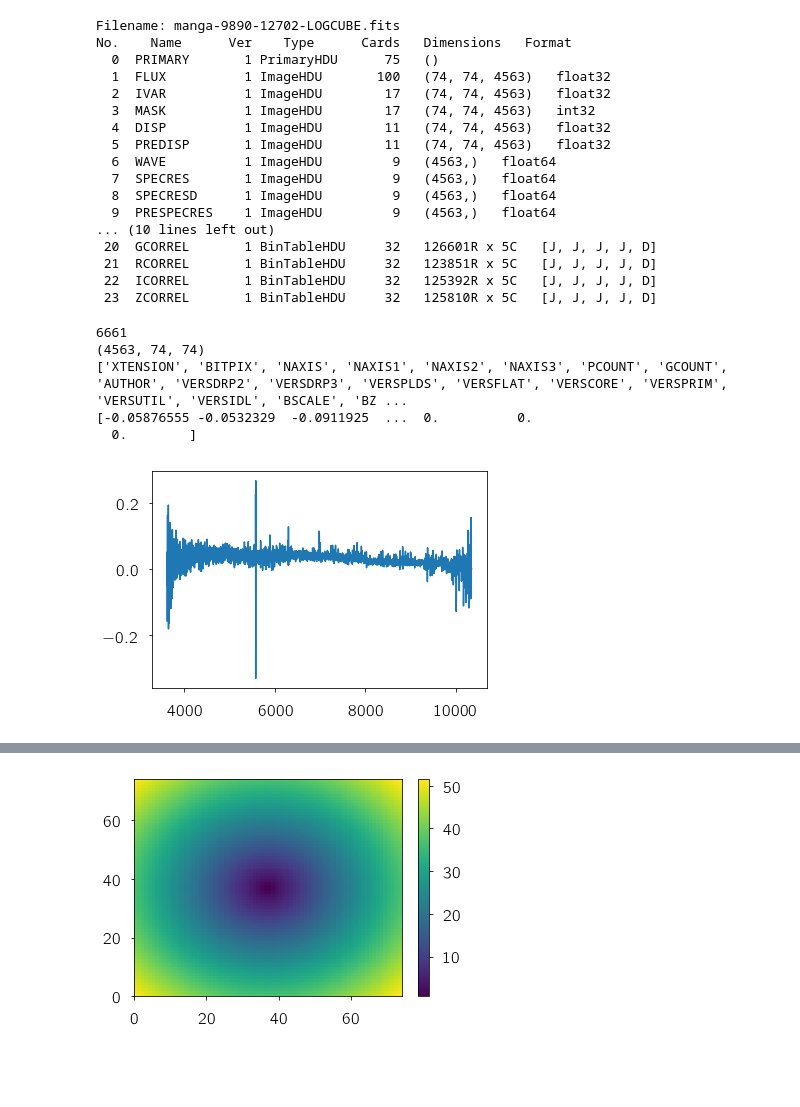
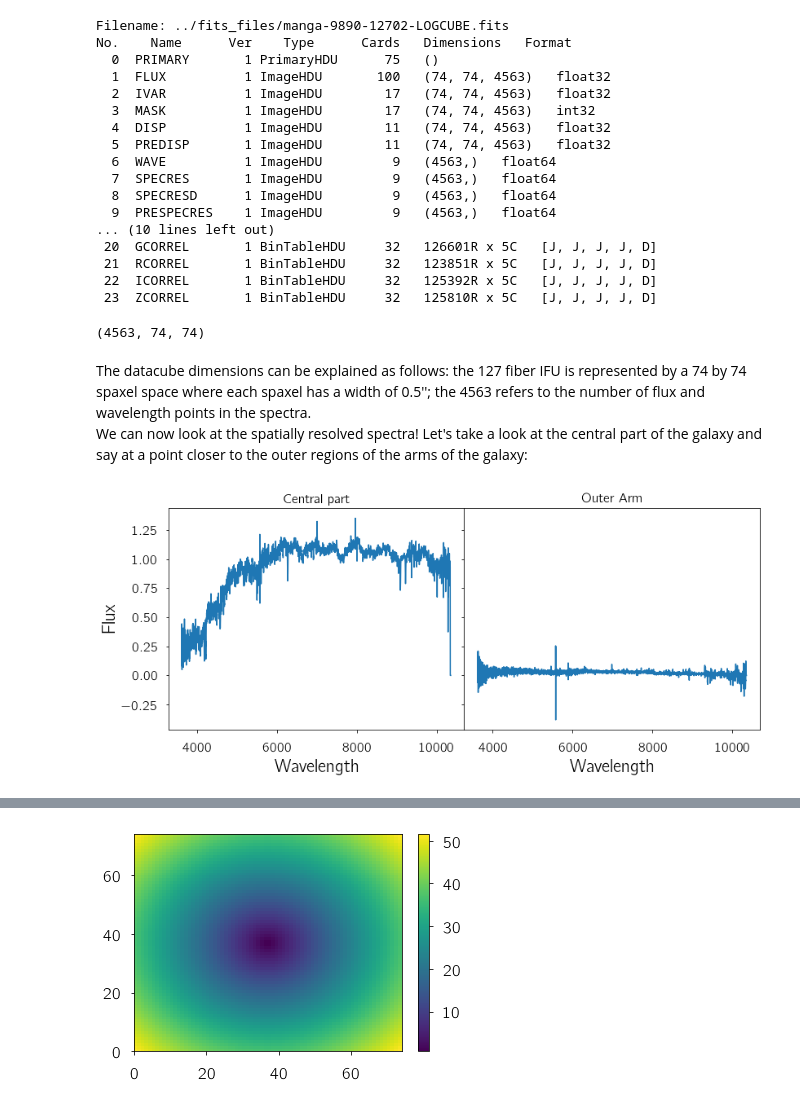
Before and after one commit to nityamd/aperture_effects, a Jupyter notebook: Aperture_Effects.ipynb, the cells around one changed output, grey strips where cells are left out. Saved outputs shown, nothing was run; the diff lists cells and outputs as text; code cells hidden in the pictures; blank space fills up the shorter version.

```diff
--- a/Aperture_Effects.ipynb
+++ b/Aperture_Effects.ipynb
@@ -69,7 +82,7 @@ Row index=False
 # %%
-drp_logcube2.info()
+drp_logcube.info()
 # %% [output]
-Filename: manga-9890-12702-LOGCUBE.fits
+Filename: ../fits_files/manga-9890-12702-LOGCUBE.fits
 No.    Name      Ver    Type      Cards   Dimensions   Format
   0  PRIMARY       1 PrimaryHDU      75   ()
   1  FLUX          1 ImageHDU       100   (74, 74, 4563)   float32
@@ -86,19 +99,25 @@ No.    Name      Ver    Type      Cards   Dimensions   Format
  21  RCORREL       1 BinTableHDU     32   123851R x 5C   [J, J, J, J, D]
  22  ICORREL       1 BinTableHDU     32   125392R x 5C   [J, J, J, J, D]
  23  ZCORREL       1 BinTableHDU     32   125810R x 5C   [J, J, J, J, D]
-# %%
-index = np.where(drpall2['srvymode']=='MaNGA dither')[0]
-print(len(np.unique(drpall2['plateifu'][index])))
-print(drp_logcube2['FLUX'].data.shape)
-print(list(drp_logcube2['FLUX'].header.keys()))
-
-print(drp_logcube2['FLUX'].data[:,17,17])
-plt.plot(drp_logcube2['WAVE'].data, drp_logcube2['FLUX'].data[:,17,23])
-plt.show()
-# %% [output]
-6661
-(4563, 74, 74)
-['XTENSION', 'BITPIX', 'NAXIS', 'NAXIS1', 'NAXIS2', 'NAXIS3', 'PCOUNT', 'GCOUNT', 'AUTHOR', 'VERSDRP2', 'VERSDRP3', 'VERSPLDS', 'VERSFLAT', 'VERSCORE', 'VERSPRIM', 'VERSUTIL', 'VERSIDL', 'BSCALE', 'BZ ...
-[-0.05876555 -0.0532329  -0.0911925  ...  0.          0.
-  0.        ]
-[figure, removed]
+# %%
+print(drp_logcube['FLUX'].data.shape)
+# %% [output]
+(4563, 74, 74)
+# %% [markdown]
+The datacube dimensions can be explained as follows: the 127 fiber IFU is represented by a 74 by 74 spaxel space where each spaxel has a width of 0.5''; the 4563 refers to the number of flux and wavelength points in the spectra.
+<br>
+We can now look at the spatially resolved spectra! Let's take a look at the central part of the galaxy and say at a point closer to the outer regions of the arms of the galaxy:
+# %%
+fig, (ax1, ax2) = plt.subplots(1, 2, figsize = (13,6), sharey = True)
+
+ax1.plot(drp_logcube['WAVE'].data, drp_logcube['FLUX'].data[:,37,37])
+ax1.set_xlabel('Wavelength')
+ax1.set_ylabel('Flux')
+ax1.set_title('Central part')
+ax2.plot(drp_logcube['WAVE'].data, drp_logcube['FLUX'].data[:,17,19])
+ax2.set_xlabel('Wavelength')
+ax2.set_title('Outer Arm')
+plt.gcf().subplots_adjust(wspace=0, hspace = 0, top = 0.83, bottom = 0.2)
+plt.show()
+# %% [output]
+[figure, added]
```
Also changed, not shown: parts of 18 cells of this notebook, 3 other files.
